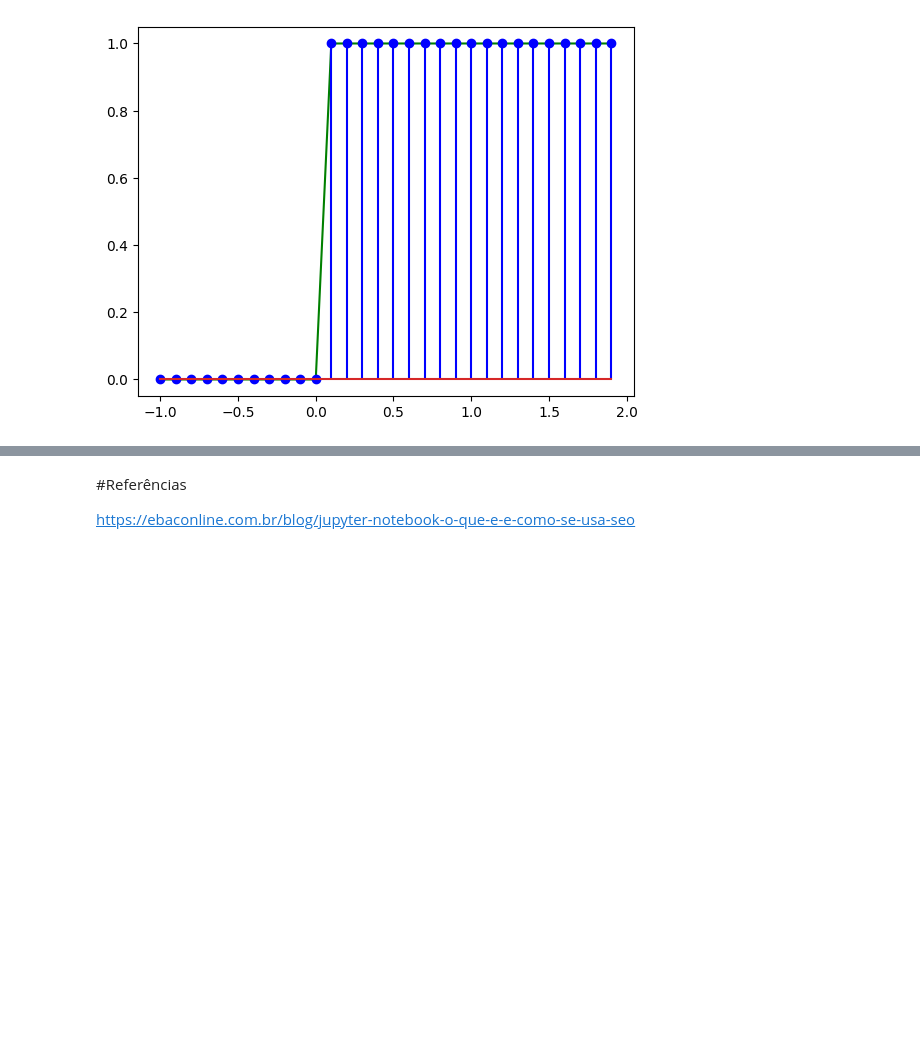
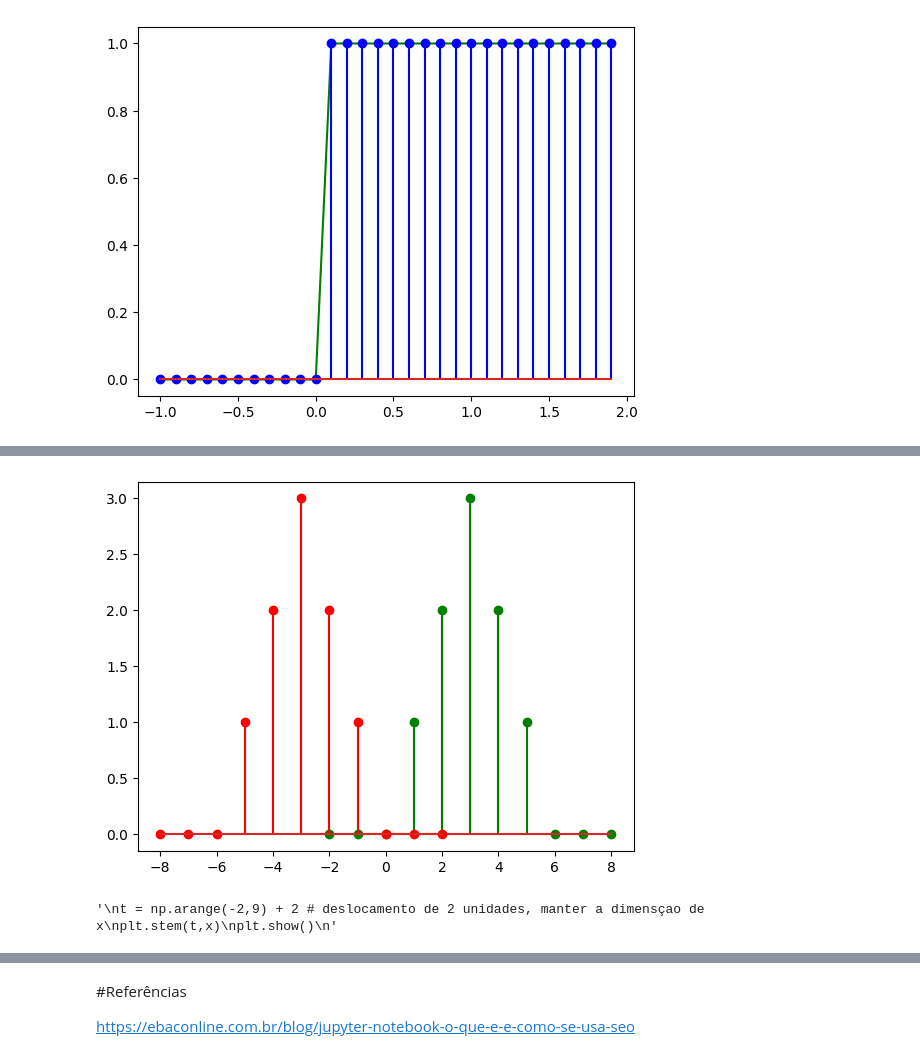
Before and after one commit to arqPy/PDS, a Jupyter notebook: Testes_Notebooks.ipynb, the cells around one changed output, grey strips where cells are left out. Saved outputs shown, nothing was run; the diff lists cells and outputs as text; code cells hidden in the pictures; blank space fills up the shorter version.

```diff
--- a/Testes_Notebooks.ipynb
+++ b/Testes_Notebooks.ipynb
@@ -75,0 +86,17 @@ plt.stem(n, degrauD(n), 'blue')
+# %%
+t = np.arange(-2,9)
+t1 = t + 2 # deslocamento
+t2 = -t # inversão
+x = [ 0, 0, 0, 1, 2, 3, 2, 1, 0, 0, 0]
+plt.stem(t,x, 'green')
+#plt.stem(t1,x, 'blue')
+plt.stem(t2, x, 'red')
+plt.show()
+'''
+t = np.arange(-2,9) + 2 # deslocamento de 2 unidades, manter a dimensçao de x
+plt.stem(t,x)
+plt.show()
+'''
+# %% [output]
+[figure, added]
+'\nt = np.arange(-2,9) + 2 # deslocamento de 2 unidades, manter a dimensçao de x\nplt.stem(t,x)\nplt.show()\n'
```
Also changed, not shown: parts of 9 cells of this notebook.
